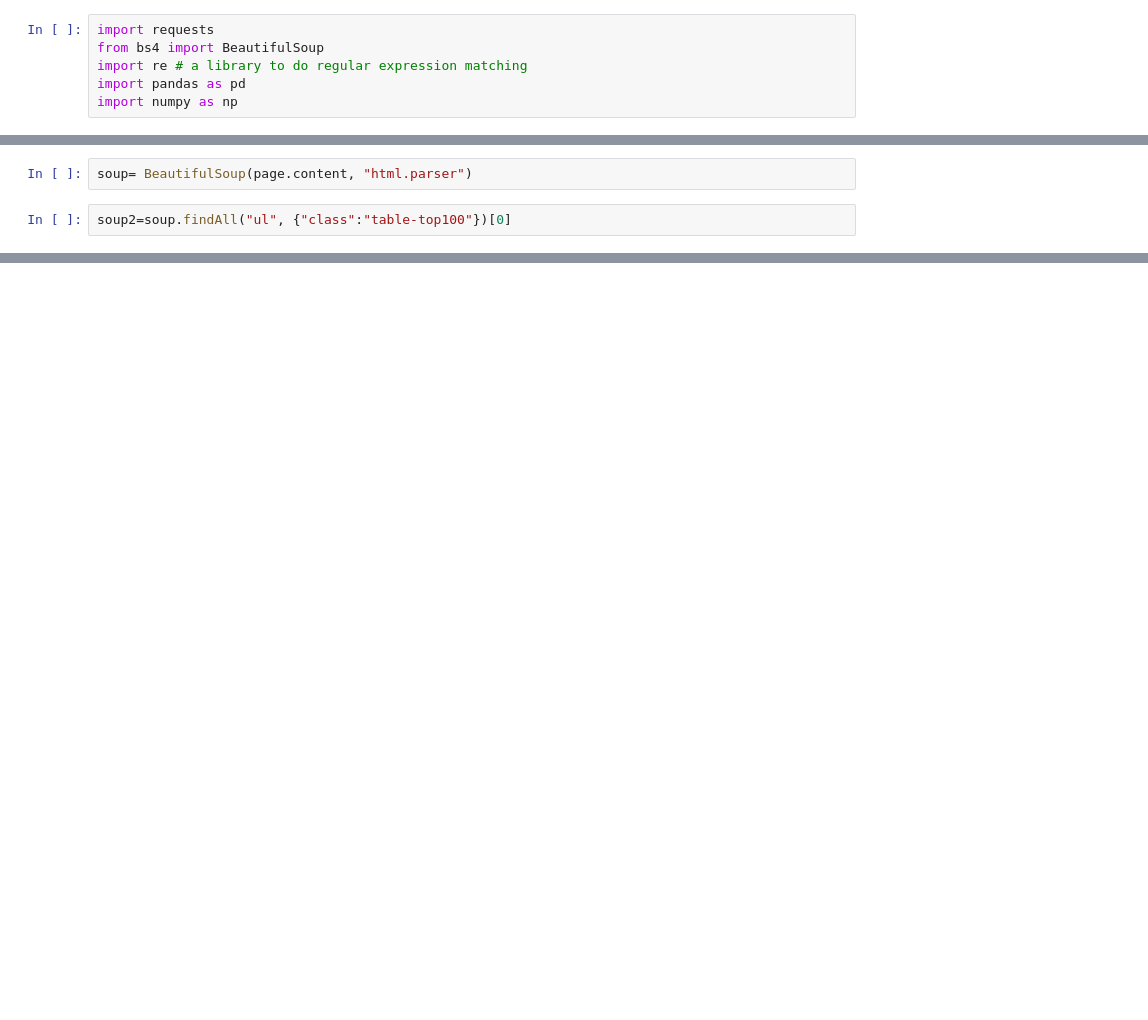
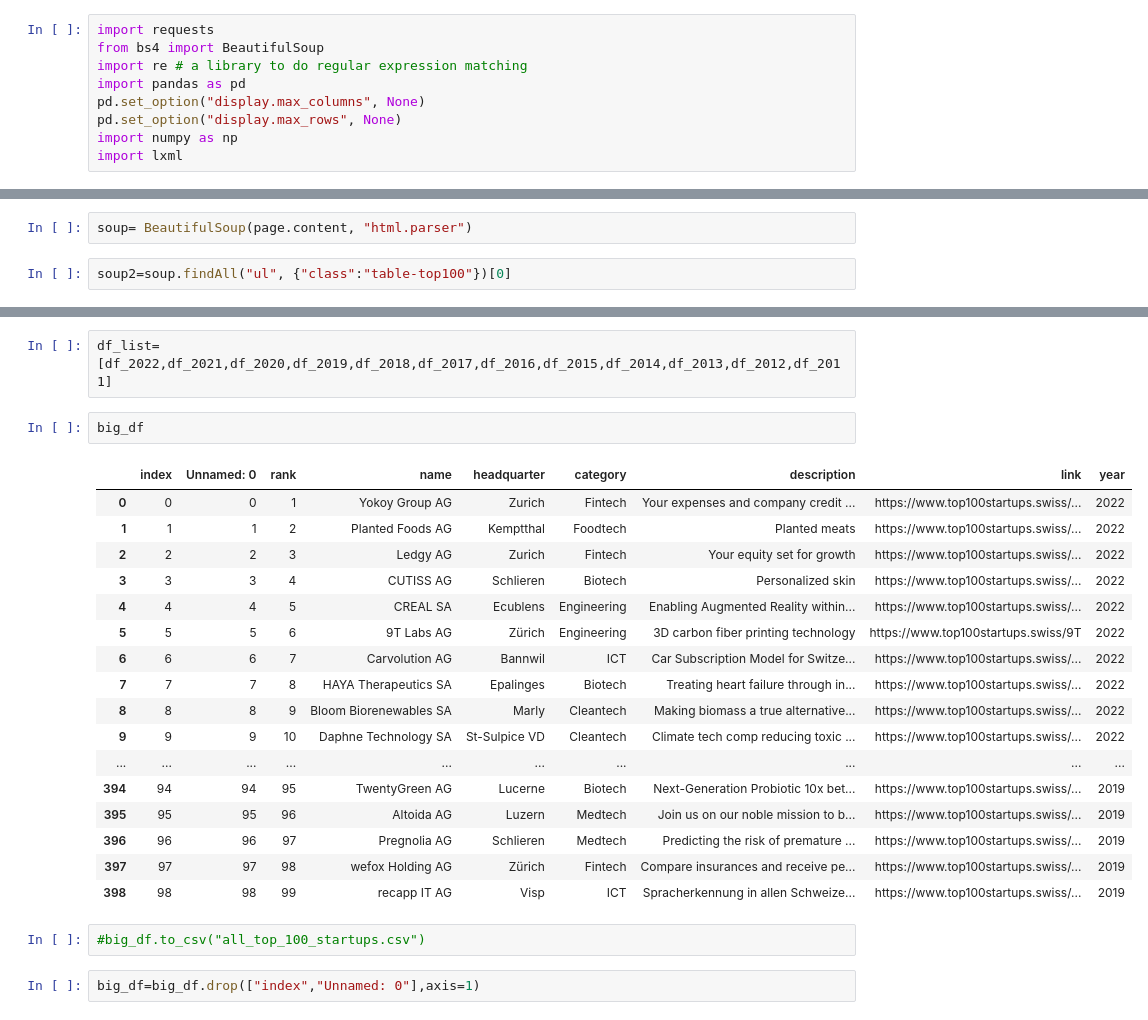
Before and after one commit to naemigraf/Start_up_Analyze, a Jupyter notebook: notebooks/web_scrape_stefan.ipynb, the cells around one changed output, grey strips where cells are left out. Cells and saved outputs as stored; diff of their text form; blank space fills up the shorter version.

```diff
--- a/notebooks/web_scrape_stefan.ipynb
+++ b/notebooks/web_scrape_stefan.ipynb
@@ -3,4 +3,7 @@ import requests
 from bs4 import BeautifulSoup
 import re # a library to do regular expression matching
 import pandas as pd
+pd.set_option("display.max_columns", None)
+pd.set_option("display.max_rows", None)
 import numpy as np
+import lxml
@@ -92,0 +163,26 @@ soup2.findAll("!-- 200 0 --")  #here we have
+# %%
+df_list=[df_2022,df_2021,df_2020,df_2019,df_2018,df_2017,df_2016,df_2015,df_2014,df_2013,df_2012,df_2011]
+# %%
+big_df
+# %% [output]
+|  | index | Unnamed: 0 | rank | name | headquarter | category | description | link | year |
+| 0 | 0 | 0 | 1 | Yokoy Group AG | Zurich | Fintech | Your expenses and company credit ... | https://www.top100startups.swiss/... | 2022 |
+| 1 | 1 | 1 | 2 | Planted Foods AG | Kemptthal | Foodtech | Planted meats | https://www.top100startups.swiss/... | 2022 |
+| 2 | 2 | 2 | 3 | Ledgy AG | Zurich | Fintech | Your equity set for growth | https://www.top100startups.swiss/... | 2022 |
+| 3 | 3 | 3 | 4 | CUTISS AG | Schlieren | Biotech | Personalized skin | https://www.top100startups.swiss/... | 2022 |
+| 4 | 4 | 4 | 5 | CREAL SA | Ecublens | Engineering | Enabling Augmented Reality within... | https://www.top100startups.swiss/... | 2022 |
+| 5 | 5 | 5 | 6 | 9T Labs AG | Zürich | Engineering | 3D carbon fiber printing technology | https://www.top100startups.swiss/9T | 2022 |
+| 6 | 6 | 6 | 7 | Carvolution AG | Bannwil | ICT | Car Subscription Model for Switze... | https://www.top100startups.swiss/... | 2022 |
+| 7 | 7 | 7 | 8 | HAYA Therapeutics SA | Epalinges | Biotech | Treating heart failure through in... | https://www.top100startups.swiss/... | 2022 |
+| 8 | 8 | 8 | 9 | Bloom Biorenewables SA | Marly | Cleantech | Making biomass a true alternative... | https://www.top100startups.swiss/... | 2022 |
+| 9 | 9 | 9 | 10 | Daphne Technology SA | St-Sulpice VD | Cleantech | Climate tech comp reducing toxic ... | https://www.top100startups.swiss/... | 2022 |
+| ... | ... | ... | ... | ... | ... | ... | ... | ... | ... |
+| 394 | 94 | 94 | 95 | TwentyGreen AG | Lucerne | Biotech | Next-Generation Probiotic 10x bet... | https://www.top100startups.swiss/... | 2019 |
+| 395 | 95 | 95 | 96 | Altoida AG | Luzern | Medtech | Join us on our noble mission to b... | https://www.top100startups.swiss/... | 2019 |
+| 396 | 96 | 96 | 97 | Pregnolia AG | Schlieren | Medtech | Predicting the risk of premature ... | https://www.top100startups.swiss/... | 2019 |
+| 397 | 97 | 97 | 98 | wefox Holding AG | Zürich | Fintech | Compare insurances and receive pe... | https://www.top100startups.swiss/... | 2019 |
+| 398 | 98 | 98 | 99 | recapp IT AG | Visp | ICT | Spracherkennung in allen Schweize... | https://www.top100startups.swiss/... | 2019 |
+# %%
+#big_df.to_csv("all_top_100_startups.csv")
+# %%
+big_df=big_df.drop(["index","Unnamed: 0"],axis=1)
```
Also changed, not shown: parts of 24 cells of this notebook.
